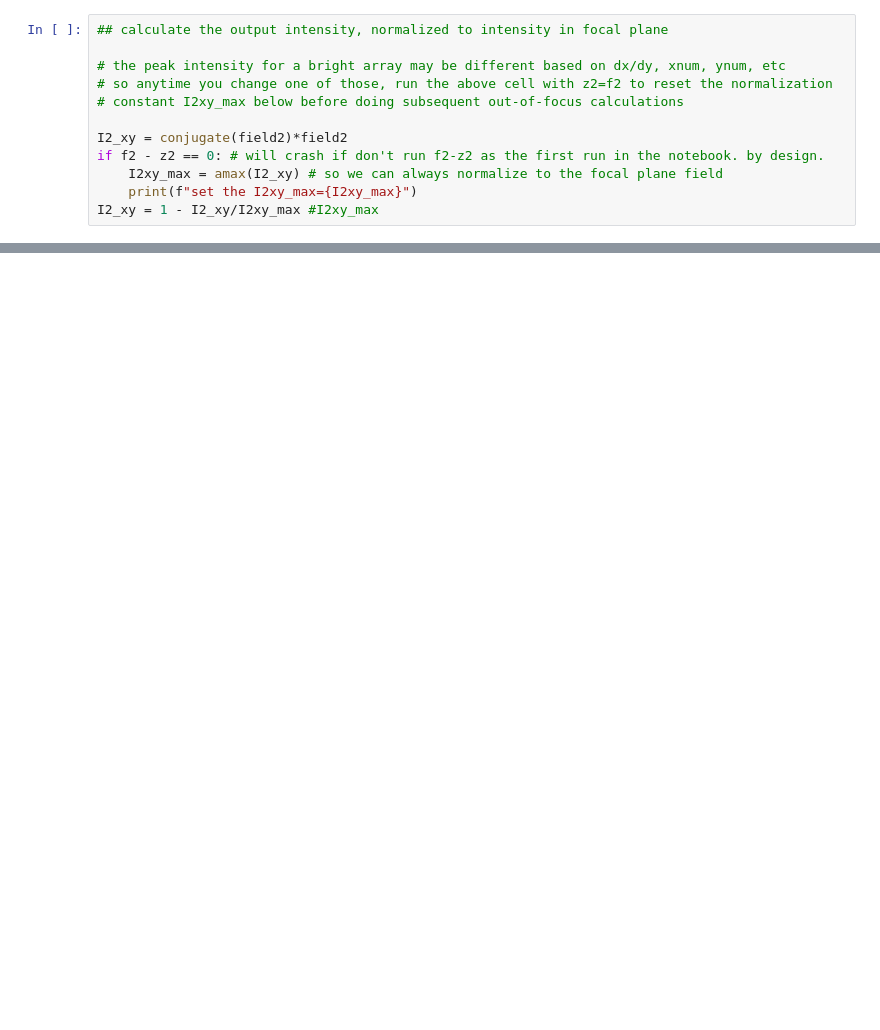
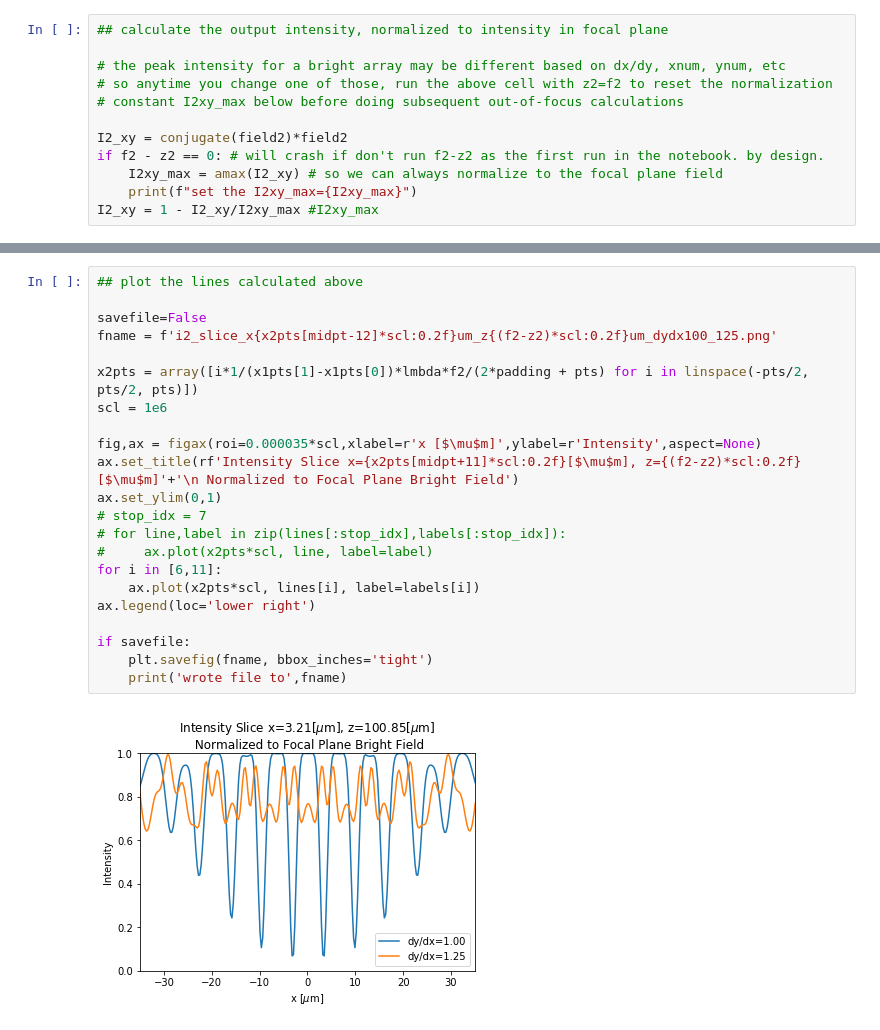
Before and after one commit to prhuft/fourier-optics, a Jupyter notebook: fft_optics.ipynb, the cells around one changed output, grey strips where cells are left out. Saved outputs shown, nothing was run; the diff lists cells and outputs as text; blank space fills up the shorter version.

```diff
--- a/fft_optics.ipynb
+++ b/fft_optics.ipynb
@@ -254,0 +435,24 @@ wrote file to dark_I2xy_z101um_dydx70_10x10.png
+# %%
+## plot the lines calculated above
+
+savefile=False
+fname = f'i2_slice_x{x2pts[midpt-12]*scl:0.2f}um_z{(f2-z2)*scl:0.2f}um_dydx100_125.png'
+
+x2pts = array([i*1/(x1pts[1]-x1pts[0])*lmbda*f2/(2*padding + pts) for i in linspace(-pts/2, pts/2, pts)])
+scl = 1e6
+
+fig,ax = figax(roi=0.000035*scl,xlabel=r'x [$\mu$m]',ylabel=r'Intensity',aspect=None)
+ax.set_title(rf'Intensity Slice x={x2pts[midpt+11]*scl:0.2f}[$\mu$m], z={(f2-z2)*scl:0.2f}[$\mu$m]'+'\n Normalized to Focal Plane Bright Field')
+ax.set_ylim(0,1)
+# stop_idx = 7
+# for line,label in zip(lines[:stop_idx],labels[:stop_idx]):
+#     ax.plot(x2pts*scl, line, label=label)
+for i in [6,11]:
+    ax.plot(x2pts*scl, lines[i], label=labels[i])
+ax.legend(loc='lower right')
+
+if savefile:
+    plt.savefig(fname, bbox_inches='tight')
+    print('wrote file to',fname)
+# %% [output]
+[figure, added]
```
Also changed, not shown: parts of 18 cells of this notebook, 27 other files.
